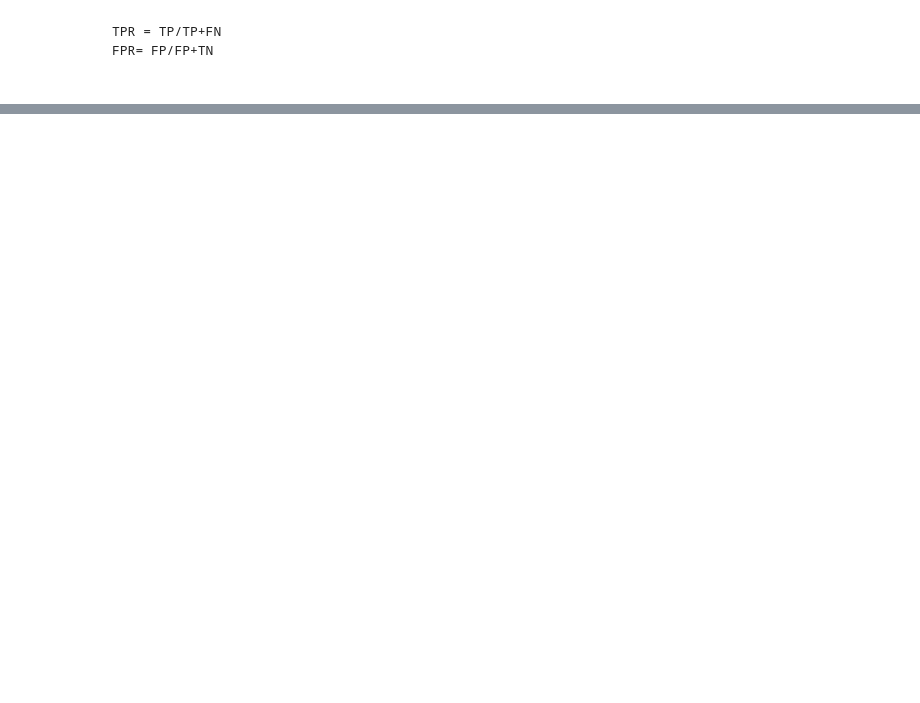
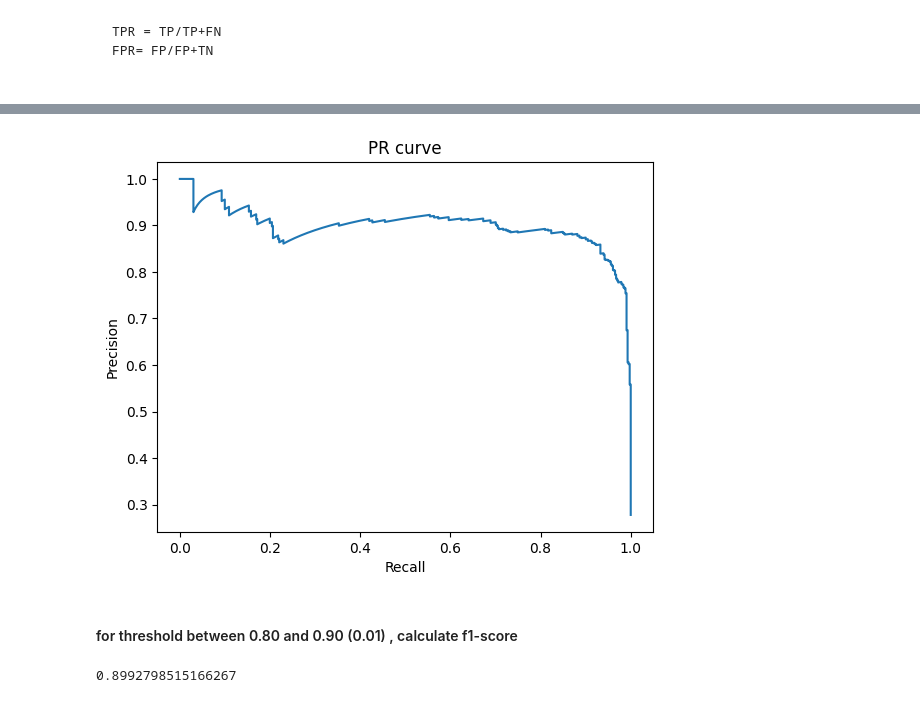
Before and after one commit to SachinScaler/IntroToML-NN_Dec23, a Jupyter notebook: CM_Continued_and_Data_Balancing.ipynb, the cells around one changed output, grey strips where cells are left out. Drawn from its saved outputs; the diff is of its cells as text; code cells hidden in the pictures; blank space fills up the shorter version.

```diff
--- a/CM_Continued_and_Data_Balancing.ipynb
+++ b/CM_Continued_and_Data_Balancing.ipynb
@@ -148,0 +175,18 @@ FPR= FP/FP+TN
+# %%
+plt.plot(re,pr)
+
+#random model
+plt.title('PR curve')
+plt.xlabel('Recall')
+plt.ylabel('Precision')
+plt.show()
+# %% [output]
+[figure, added]
+# %% [markdown]
+#### for threshold between 0.80 and 0.90 (0.01) , calculate f1-score
+# %%
+from sklearn.metrics import auc
+
+auc(re,pr) # area under PR Curve
+# %% [output]
+0.8992798515166267
```
Also changed, not shown: parts of 31 cells of this notebook.
